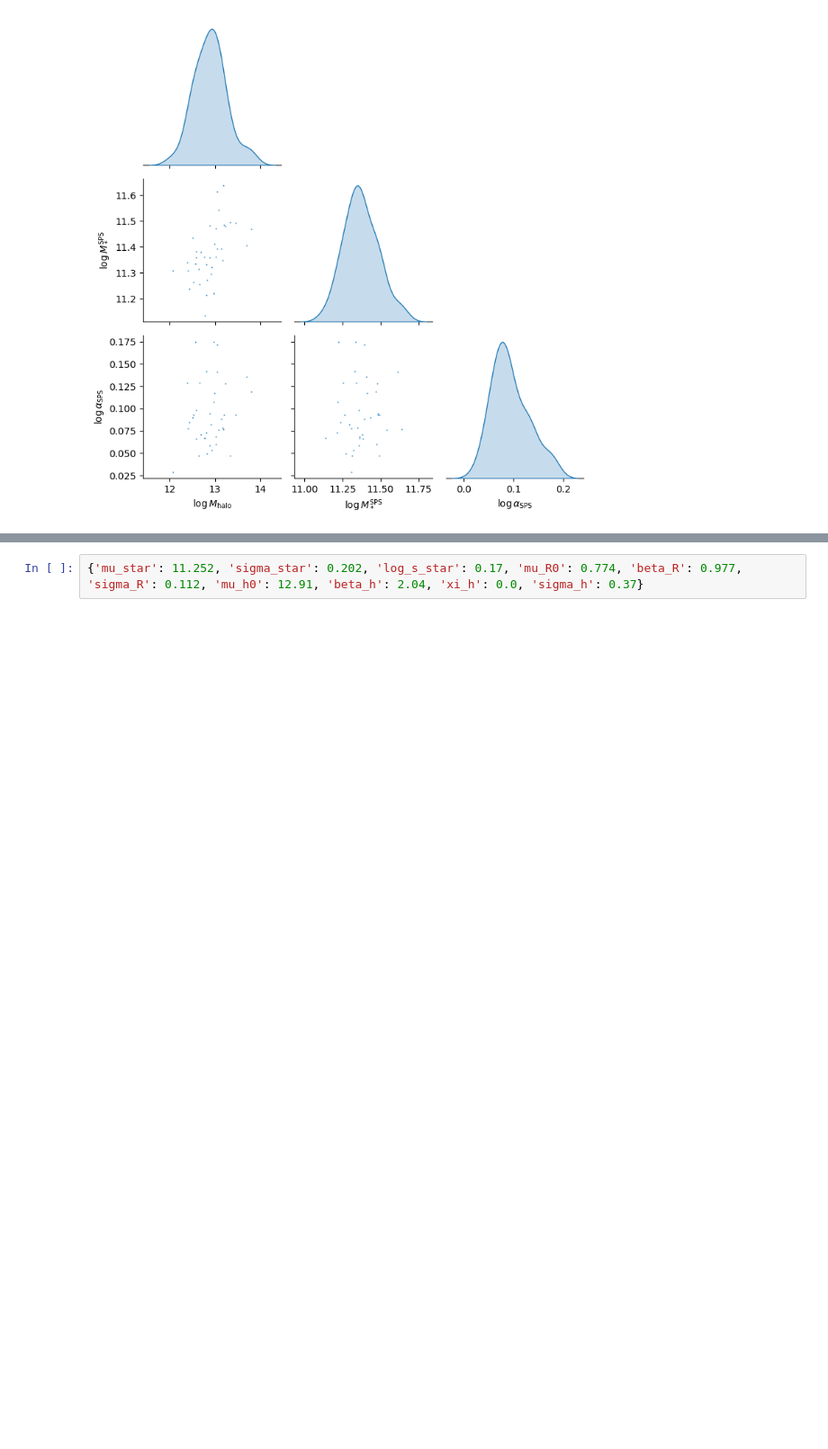
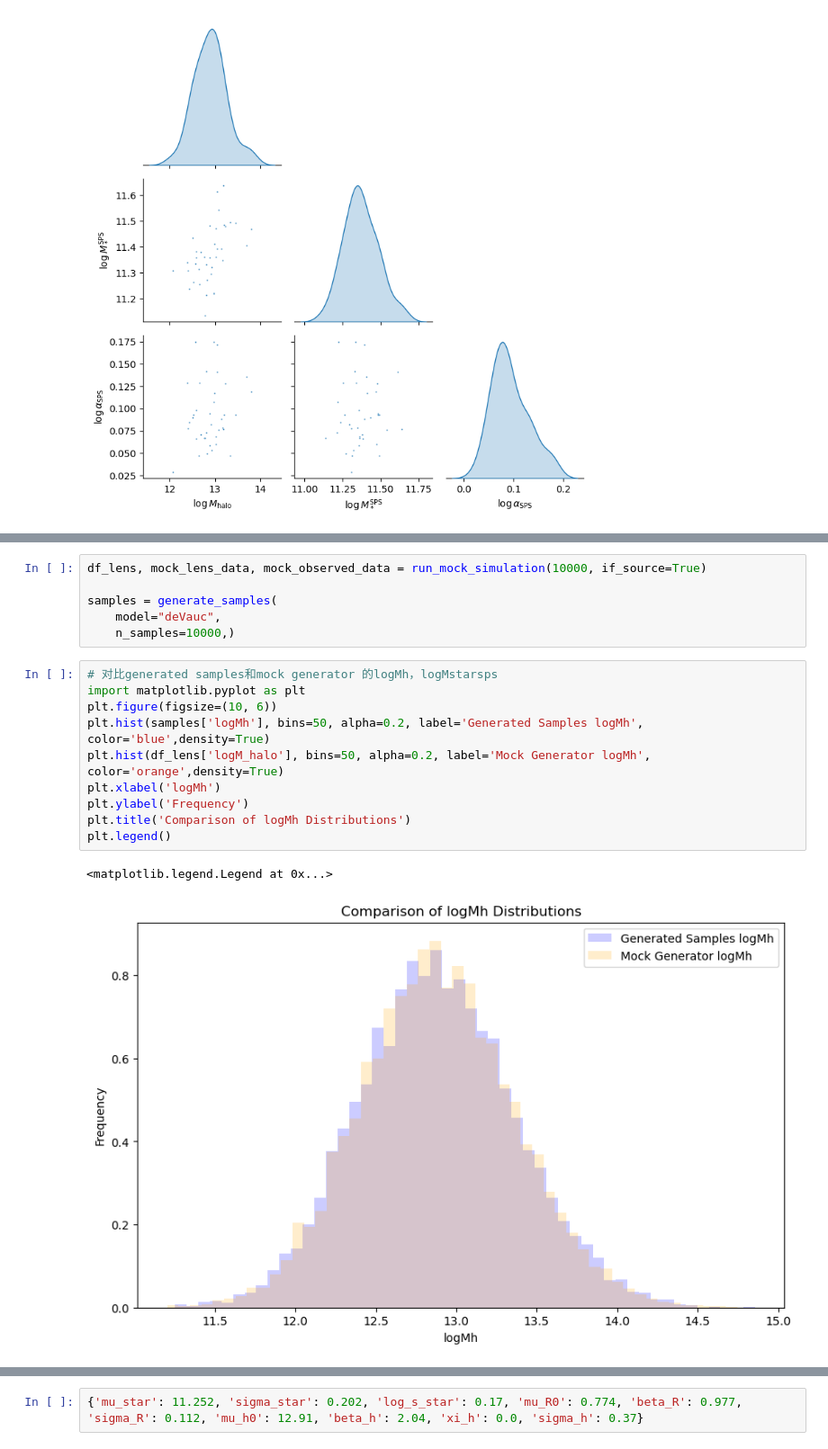
Before and after one commit to zheshishuoshuo/sl_inference_restart, a Jupyter notebook: test_notebook/MRrelation.ipynb, the cells around one changed output, grey strips where cells are left out. Shown at 90% size. Drawn from its saved outputs; the diff is of its cells as text; blank space fills up the shorter version.

```diff
--- a/test_notebook/MRrelation.ipynb
+++ b/test_notebook/MRrelation.ipynb
@@ -52,3 +96,22 @@ plt.show()
+# %%
+df_lens, mock_lens_data, mock_observed_data = run_mock_simulation(10000, if_source=True)
+
+samples = generate_samples(
+    model="deVauc",
+    n_samples=10000,)
+# %%
+# 对比generated samples和mock generator 的logMh，logMstarsps
+import matplotlib.pyplot as plt
+plt.figure(figsize=(10, 6))
+plt.hist(samples['logMh'], bins=50, alpha=0.2, label='Generated Samples logMh', color='blue',density=True)
+plt.hist(df_lens['logM_halo'], bins=50, alpha=0.2, label='Mock Generator logMh', color='orange',density=True)
+plt.xlabel('logMh')
+plt.ylabel('Frequency')
+plt.title('Comparison of logMh Distributions')
+plt.legend()
+# %% [output]
+<matplotlib.legend.Legend at 0x...>
+[figure, added]
 # %%
 import numpy as np
 import pandas as pd
```
Also changed, not shown: parts of 4 cells of this notebook.
